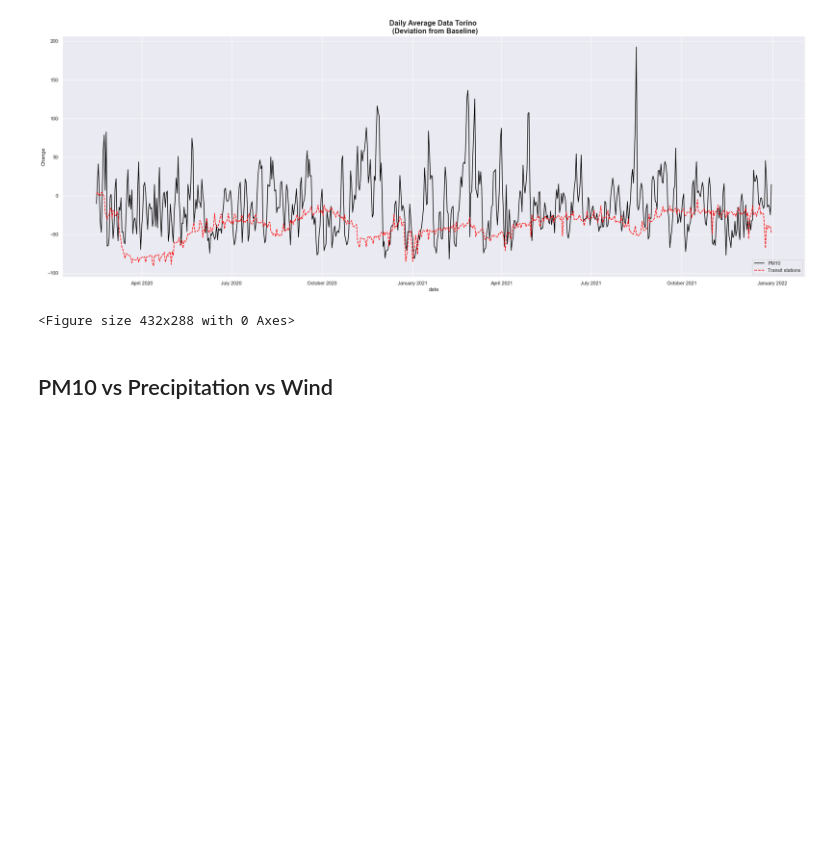
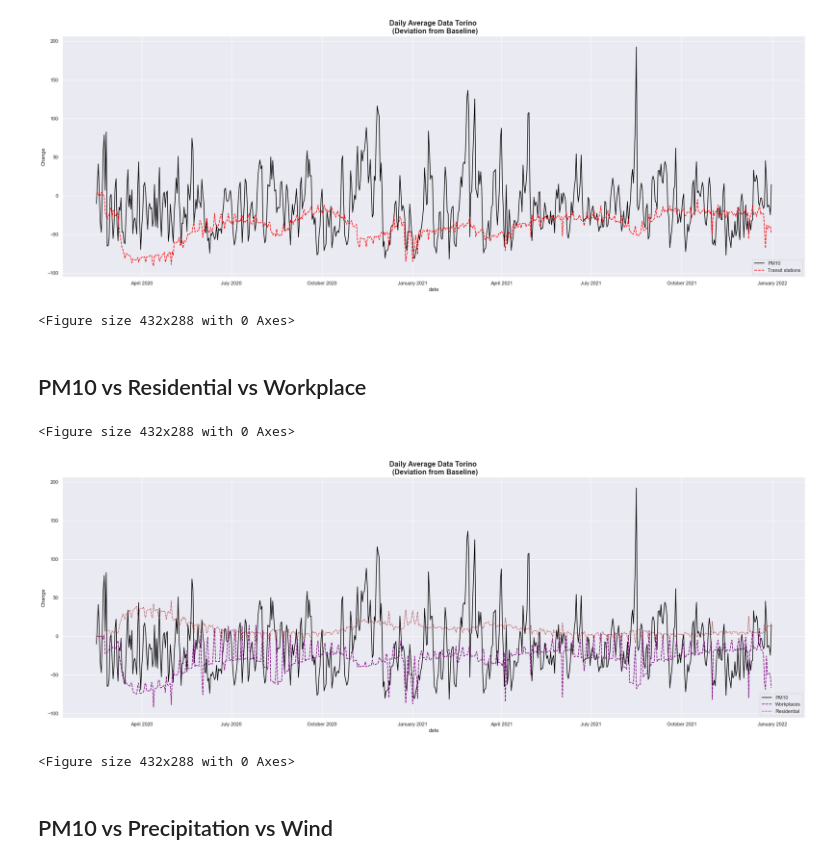
Before and after one commit to danielegerbaldo/Turin-Air-Quality-Comparison-Lockdown, a Jupyter notebook: Turin-Air-Quality-Comparison-Lockdown.ipynb, the cells around one changed output. Drawn from its saved outputs; the diff is of its cells as text; code cells hidden in the pictures; blank space fills up the shorter version.

Commit message:
PM10 vs Residential vs Workplace comparison added

```diff
--- a/Turin-Air-Quality-Comparison-Lockdown.ipynb
+++ b/Turin-Air-Quality-Comparison-Lockdown.ipynb
@@ -487,6 +487,21 @@ plt.figure()
 <Figure size 432x288 with 0 Axes>
 [figure]
 <Figure size 432x288 with 0 Axes>
+# %% [markdown]
+## PM10 vs Residential vs Workplace
+# %%
+palette = ["black","purple","brown"]
+fig, ax = plt.subplots(figsize=(30, 10))
+chart = sns.lineplot(data=merged_data[['PM10','Workplaces','Residential']], palette=palette)
+plt.ylabel('Change')
+plt.title("Daily Average Data Torino \n (Deviation from Baseline)",fontdict= { 'fontsize': 16, 'fontweight':'bold'})
+plt.legend(loc='lower right')
+ax.xaxis.set_major_formatter(dates.DateFormatter("%B %Y"))
+plt.figure()
+# %% [output]
+<Figure size 432x288 with 0 Axes>
+[figure, added]
+<Figure size 432x288 with 0 Axes>
 # %% [markdown]
 ## PM10 vs Precipitation vs Wind
 # %%
```
